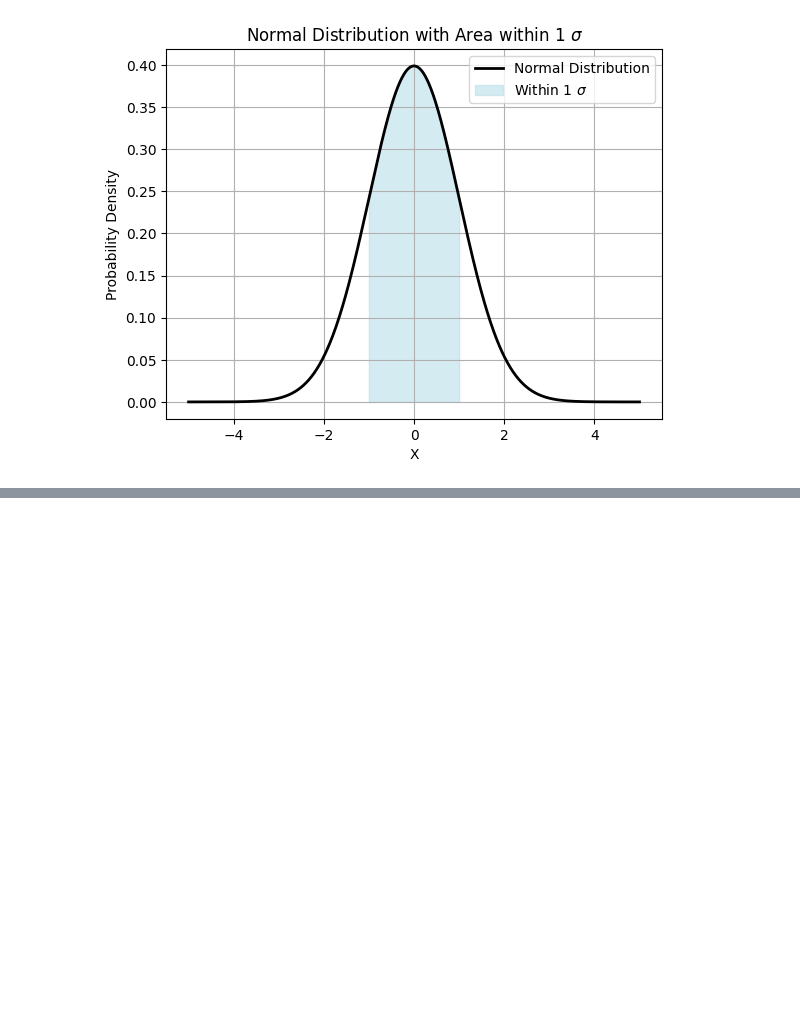
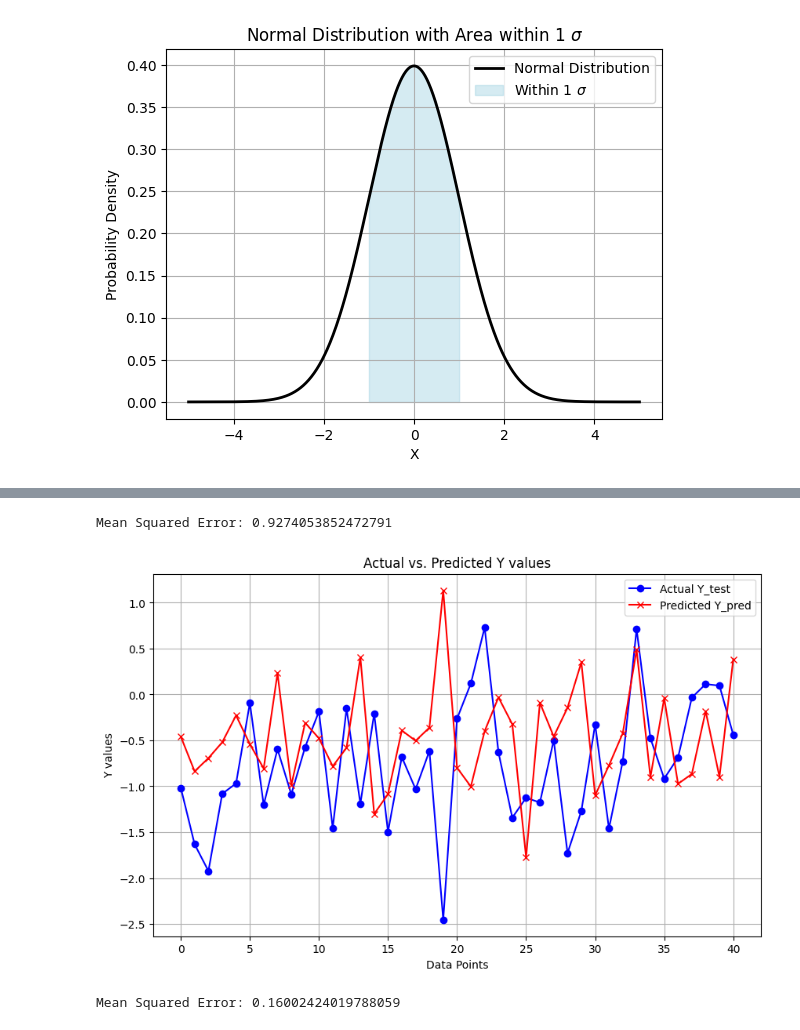
Before and after one commit to jpyoo/buc_backend, a Jupyter notebook: graphapi/testAWS.ipynb, the cells around one changed output, grey strips where cells are left out. Cells and saved outputs as stored; diff of their text form; code cells hidden in the pictures; blank space fills up the shorter version.

Commit message:
ML models trained, tested, and discussed results

```diff
--- a/graphapi/testAWS.ipynb
+++ b/graphapi/testAWS.ipynb
@@ -397,0 +540,65 @@ plt.show()
+# %%
+import numpy as np
+from sklearn.linear_model import LinearRegression
+from sklearn.model_selection import train_test_split
+from sklearn.metrics import mean_squared_error
+
+# Combine the features into X
+X = np.array([normalized_protein_sigma, normalized_sleep_sigma, normalized_weight_sigma, normalized_reps_sigma]).T
+y = np.array(Y_hat)  # Using Y_hat directly for regression
+
+# Split data into training and testing sets
+X_train, X_test, y_train, y_test = train_test_split(X, y, test_size=0.2, random_state=42)
+
+# Train the linear regression model
+model = LinearRegression()
+model.fit(X_train, y_train)
+
+# Make predictions
+y_pred = model.predict(X_test)
+
+# Evaluate the model
+mse = mean_squared_error(y_test, y_pred)
+print("Mean Squared Error:", mse)
+# %% [output]
+Mean Squared Error: 0.9274053852472791
+# %%
+import matplotlib.pyplot as plt
+
+# Plot y_pred and y_test
+plt.figure(figsize=(10, 6))
+plt.plot(y_test, label='Actual Y_test', color='blue', marker='o', linestyle='-')
+plt.plot(y_pred, label='Predicted Y_pred', color='red', marker='x', linestyle='-')
+plt.title('Actual vs. Predicted Y values')
+plt.xlabel('Data Points')
+plt.ylabel('Y values')
+plt.legend()
+plt.grid(True)
+plt.show()
+# %% [output]
+[figure, added]
+# %%
+import numpy as np
+from sklearn.ensemble import GradientBoostingRegressor
+from sklearn.model_selection import train_test_split
+from sklearn.metrics import mean_squared_error
+
+# Combine the features into X
+X = np.array([normalized_protein_sigma, normalized_sleep_sigma, normalized_weight_sigma, normalized_reps_sigma]).T
+y = np.array(Y_hat)  # Using Y_hat directly for regression
+
+# Split data into training and testing sets
+X_train, X_test, y_train, y_test = train_test_split(X, y, test_size=0.2, random_state=42)
+
+# Train the Gradient Boosting Decision Trees model
+model = GradientBoostingRegressor(random_state=42)
+model.fit(X_train, y_train)
+
+# Make predictions
+y_pred = model.predict(X_test)
+
+# Evaluate the model
+mse = mean_squared_error(y_test, y_pred)
+print("Mean Squared Error:", mse)
+# %% [output]
+Mean Squared Error: 0.16002424019788059
```
Also changed, not shown: parts of 17 cells of this notebook, 6 other files.
